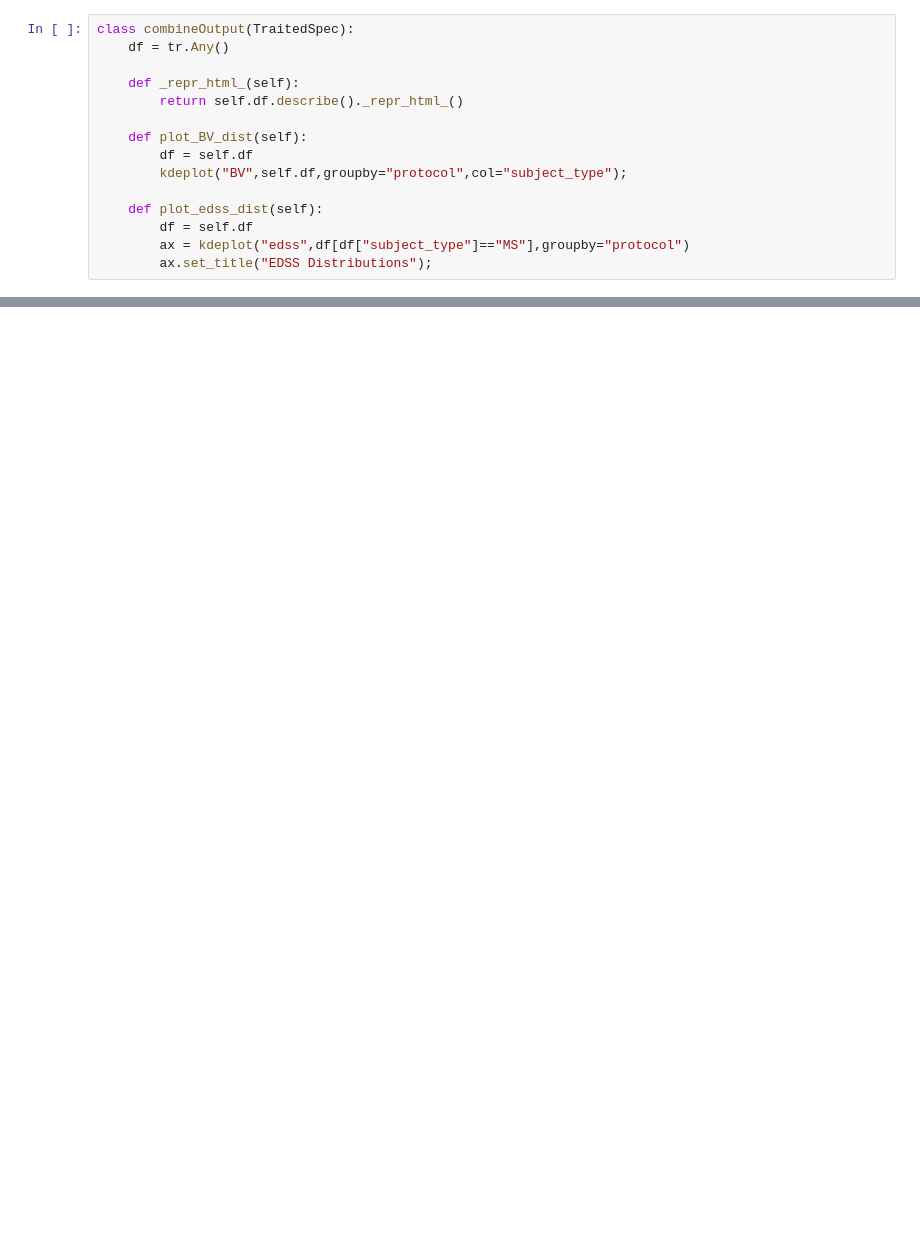
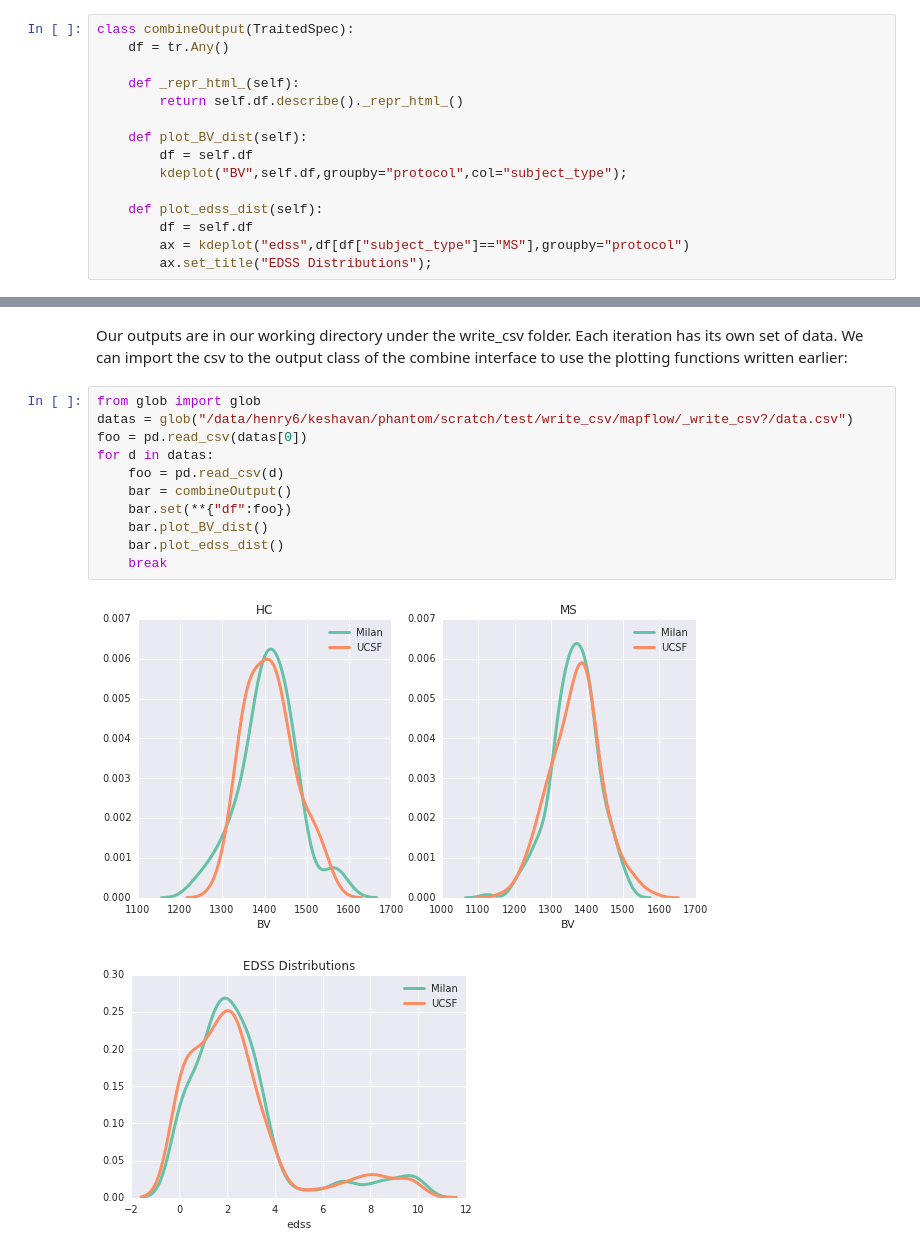
Before and after one commit to akeshavan/bioe_rotation3, a Jupyter notebook: notebooks/Refactor.ipynb, the cells around one changed output, grey strips where cells are left out. Cells and saved outputs as stored; diff of their text form; blank space fills up the shorter version.

```diff
--- a/notebooks/Refactor.ipynb
+++ b/notebooks/Refactor.ipynb
@@ -309,0 +443,16 @@ ppl.legend(ax);
+# %% [markdown]
+Our outputs are in our working directory under the write_csv folder. Each iteration has its own set of data. We can import the csv to the output class of the combine interface to use the plotting functions written earlier:
+# %%
+from glob import glob
+datas = glob("/data/henry6/keshavan/phantom/scratch/test/write_csv/mapflow/_write_csv?/data.csv")
+foo = pd.read_csv(datas[0])
+for d in datas:
+    foo = pd.read_csv(d)
+    bar = combineOutput()
+    bar.set(**{"df":foo})
+    bar.plot_BV_dist()
+    bar.plot_edss_dist()
+    break
+# %% [output]
+[figure, added]
+[figure, added]
```
Also changed, not shown: parts of 44 cells of this notebook.
